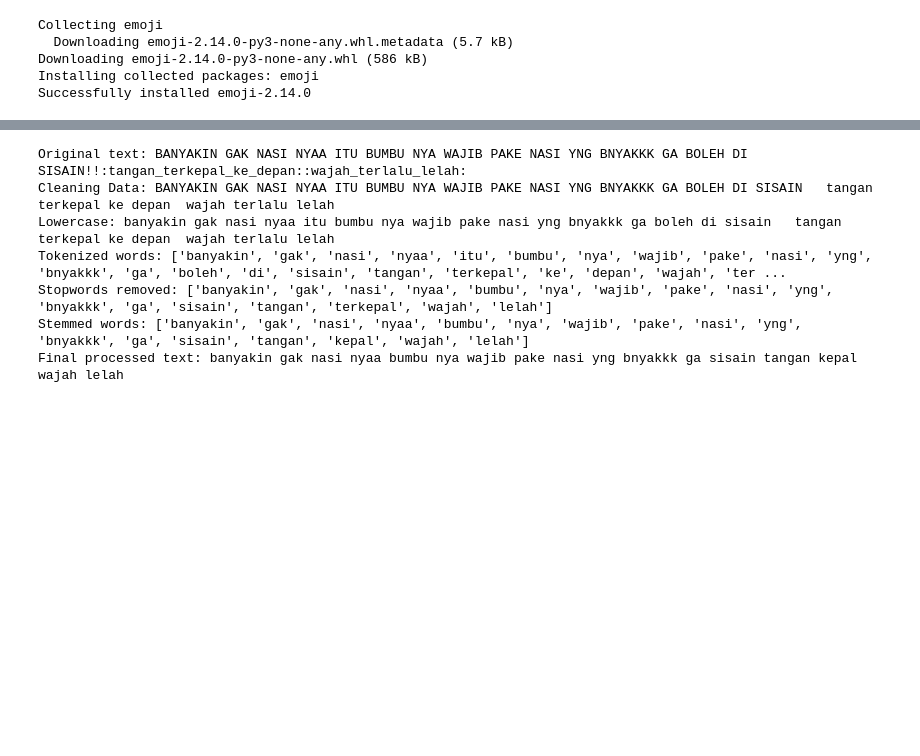
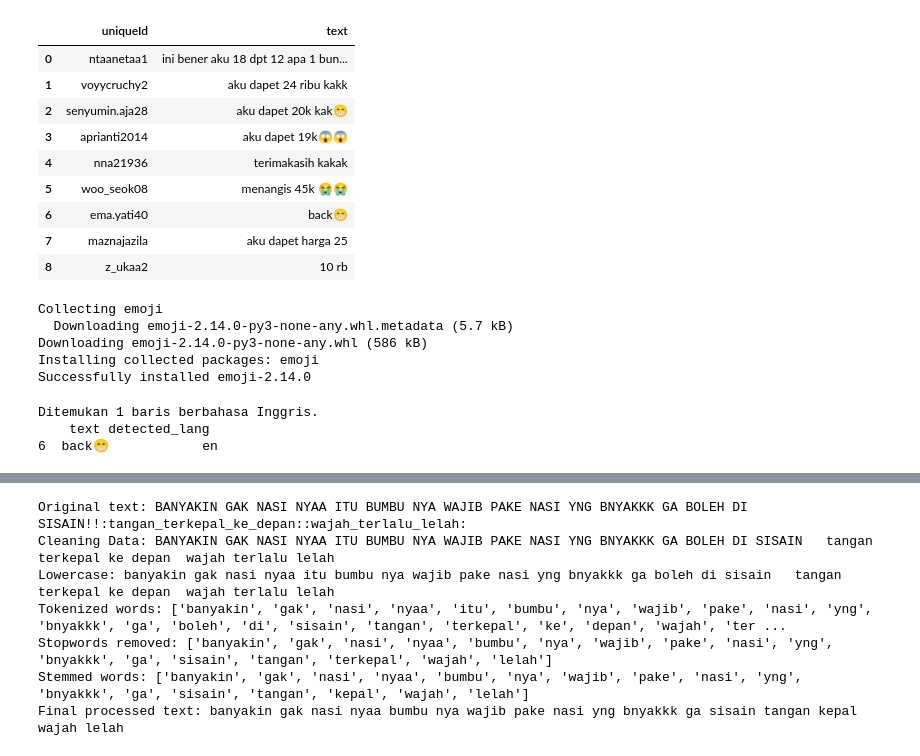
Before and after one commit to DhaniAAA/Scrapping-Ulasan, a Jupyter notebook: Teks_Klasifikasi.ipynb, the cells around one changed output, grey strips where cells are left out. Cells and saved outputs as stored; diff of their text form; code cells hidden in the pictures; blank space fills up the shorter version.

```diff
--- a/Teks_Klasifikasi.ipynb
+++ b/Teks_Klasifikasi.ipynb
@@ -68,6 +100,20 @@ df['Content'] = df['Content'].apply(emoji_to_text)
 # Save to a new CSV file
 output_path = '/content/komentar_translated.csv'
 df.to_csv(output_path, index=False)
+# %%
+df2 = pd.read_csv("/content/komentar_translated.csv")
+df2
+# %% [output]
+|  | uniqueId | text |
+| 0 | ntaanetaa1 | ini bener aku 18 dpt 12 apa 1 bun... |
+| 1 | voyycruchy2 | aku dapet 24 ribu kakk |
+| 2 | senyumin.aja28 | aku dapet 20k kak😁 |
+| 3 | aprianti2014 | aku dapet 19k😱😱 |
+| 4 | nna21936 | terimakasih kakak |
+| 5 | woo_seok08 | menangis 45k 😭😭 |
+| 6 | ema.yati40 | back😁 |
+| 7 | maznajazila | aku dapet harga 25 |
+| 8 | z_ukaa2 | 10 rb |
 # %%
 pip install emoji
 # %% [output]
@@ -90,0 +161,28 @@ def preprocess_text_stemming(text):
+# %%
+#Cek baris bahasa inggris
+from langdetect import detect
+import pandas as pd
+
+# Membaca data dari CSV
+#df = pd.read_csv('/content/cleaned_tweets.csv')
+
+# Fungsi untuk mendeteksi bahasa
+def detect_language(text):
+    try:
+        return detect(str(text))  # Deteksi bahasa
+    except:
+        return "unknown"  # Jika gagal deteksi, tandai sebagai "unknown"
+
+# Tambahkan kolom baru dengan hasil deteksi bahasa
+df['detected_lang'] = df['text'].apply(detect_language)
+
+# Filter hanya baris yang terdeteksi berbahasa Inggris
+df_english = df[df['detected_lang'] == 'en']
+
+# Menampilkan jumlah dan contoh data berbahasa Inggris
+print(f"Ditemukan {len(df_english)} baris berbahasa Inggris.")
+print(df_english[['text', 'detected_lang']].head())  # Menampilkan contoh data
+# %% [output]
+Ditemukan 1 baris berbahasa Inggris.
+    text detected_lang
+6  back😁            en
```
Also changed, not shown: parts of 22 cells of this notebook.
